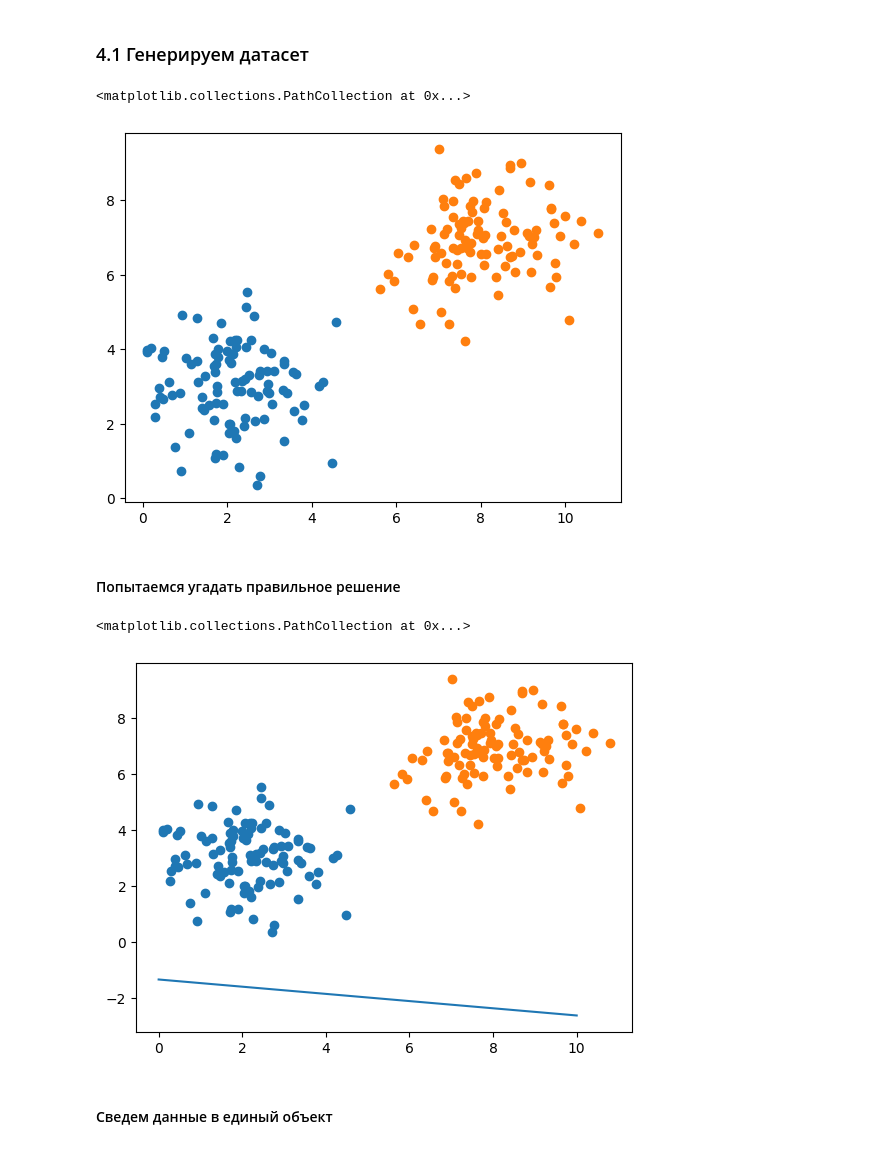
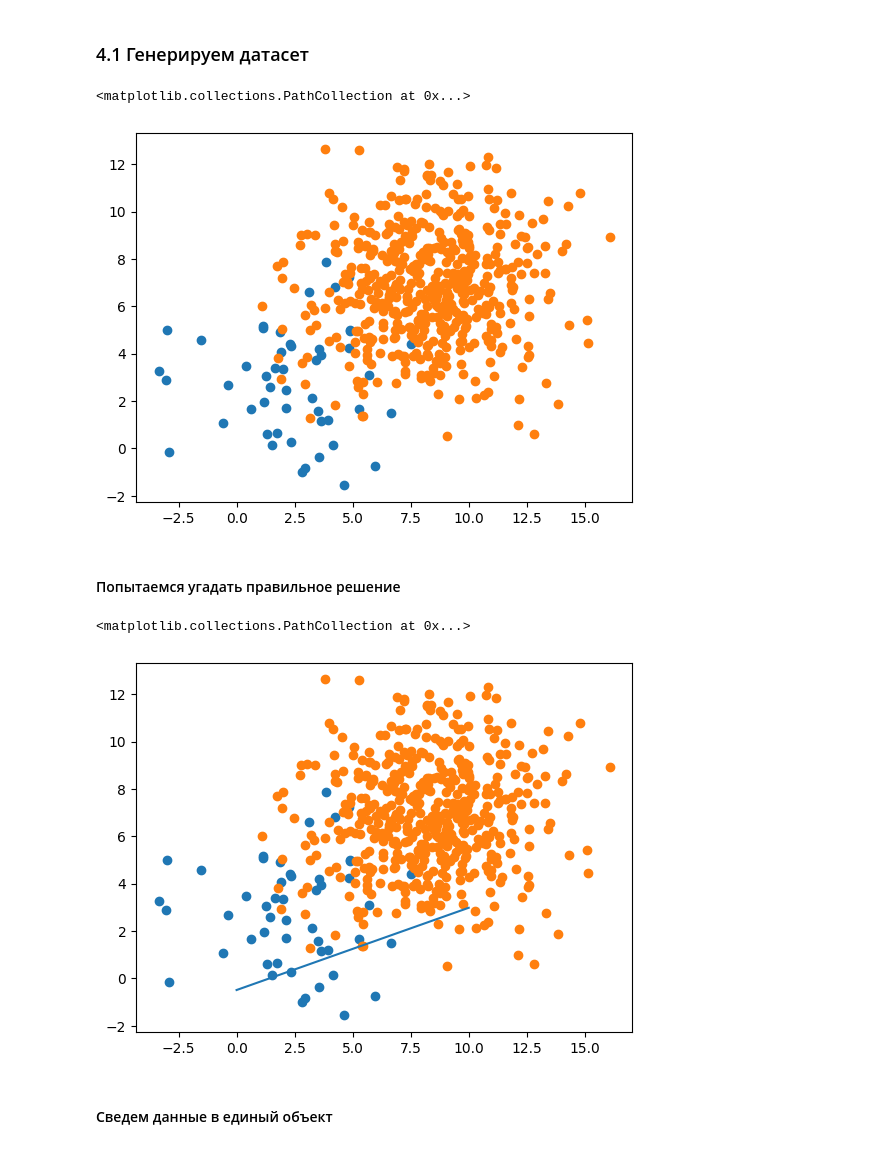
Before and after one commit to roman0810/AI-intro, a Jupyter notebook: lab2/lab2.ipynb, the cells around one changed output. Drawn from its saved outputs; the diff is of its cells as text; code cells hidden in the pictures.

```diff
--- a/lab2/lab2.ipynb
+++ b/lab2/lab2.ipynb
@@ -233,19 +233,21 @@ $$y = a \cdot x + b$$
 # %%
 center1 = np.array([2, 3])
 center2 = np.array([8, 7])
 
-n_points = 100
-std_dev = 1.0
+n_points_1 = 50
+n_points_2 = 500
 
-group1 = np.random.normal(loc=center1, scale=std_dev, size=(n_points, 2))
-group2 = np.random.normal(loc=center2, scale=std_dev, size=(n_points, 2))
+std_dev = 2.5
+
+group1 = np.random.normal(loc=center1, scale=std_dev, size=(n_points_1, 2))
+group2 = np.random.normal(loc=center2, scale=std_dev, size=(n_points_2, 2))
 
 
 plt.scatter(group1[:,0], group1[:,1])
 plt.scatter(group2[:,0], group2[:,1])
 # %% [output]
 <matplotlib.collections.PathCollection at 0x...>
-[figure, old version]
+[figure, new version]
 # %% [markdown]
 #### Попытаемся угадать правильное решение
 # %%
@@ -259,7 +261,7 @@ plt.scatter(group1[:,0], group1[:,1])
 plt.scatter(group2[:,0], group2[:,1])
 # %% [output]
 <matplotlib.collections.PathCollection at 0x...>
-[figure, old version]
+[figure, new version]
 # %% [markdown]
 #### Сведем данные в единый объект
 # %%
```
Also changed, not shown: parts of 4 cells of this notebook.
